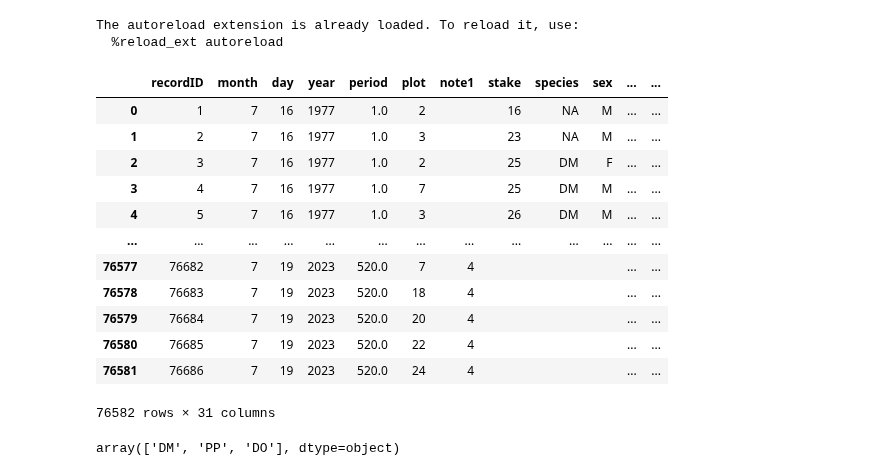
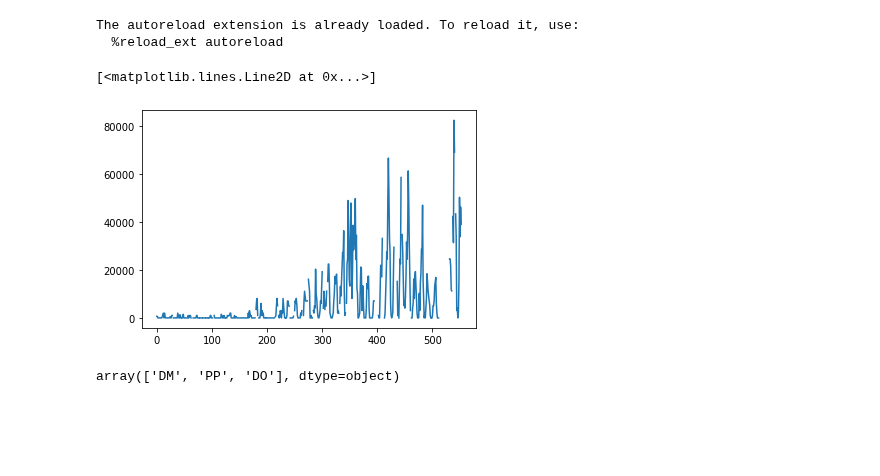
Before and after one commit to kenflat2/NS-Map, a Jupyter notebook: jupyter_notebooks/Portal Rodent Analysis.ipynb, the cells around one changed output. Drawn from its saved outputs; the diff is of its cells as text; code cells hidden in the pictures; blank space fills up the shorter version.

```diff
--- a/jupyter_notebooks/Portal Rodent Analysis.ipynb
+++ b/jupyter_notebooks/Portal Rodent Analysis.ipynb
@@ -40,19 +25,3 @@ nonstationary_plot_numbers = [1, 2, 5, 6, 7, 8, 9, 12, 13, 18, 20, 22, 24]
-# %%
-df
-# %% [output]
-|  | recordID | month | day | year | period | plot | note1 | stake | species | sex | ... | ... |
-| 0 | 1 | 7 | 16 | 1977 | 1.0 | 2 |  | 16 | NA | M | ... | ... |
-| 1 | 2 | 7 | 16 | 1977 | 1.0 | 3 |  | 23 | NA | M | ... | ... |
-| 2 | 3 | 7 | 16 | 1977 | 1.0 | 2 |  | 25 | DM | F | ... | ... |
-| 3 | 4 | 7 | 16 | 1977 | 1.0 | 7 |  | 25 | DM | M | ... | ... |
-| 4 | 5 | 7 | 16 | 1977 | 1.0 | 3 |  | 26 | DM | M | ... | ... |
-| ... | ... | ... | ... | ... | ... | ... | ... | ... | ... | ... | ... | ... |
-| 76577 | 76682 | 7 | 19 | 2023 | 520.0 | 7 | 4 |  |  |  | ... | ... |
-| 76578 | 76683 | 7 | 19 | 2023 | 520.0 | 18 | 4 |  |  |  | ... | ... |
-| 76579 | 76684 | 7 | 19 | 2023 | 520.0 | 20 | 4 |  |  |  | ... | ... |
-| 76580 | 76685 | 7 | 19 | 2023 | 520.0 | 22 | 4 |  |  |  | ... | ... |
-| 76581 | 76686 | 7 | 19 | 2023 | 520.0 | 24 | 4 |  |  |  | ... | ... |
-76582 rows × 31 columns
 # %%
 # the first month of sampling was July of 1977 and it ends in July of 2023, therefore
 
@@ -156,6 +127,11 @@ def get_species_control_series(species):
         ts += get_species_plot_series(species, plot_id)[0]
 
     return (ts, t)
+# %%
+plt.plot(get_species_control_series("PP")[0])
+# %% [output]
+[<matplotlib.lines.Line2D at 0x...>]
+[figure, added]
 # %%
 # First we find the 3 most abundant species across the 4 control plots
 
```
Also changed, not shown: parts of 8 cells of this notebook, 12 other files.
